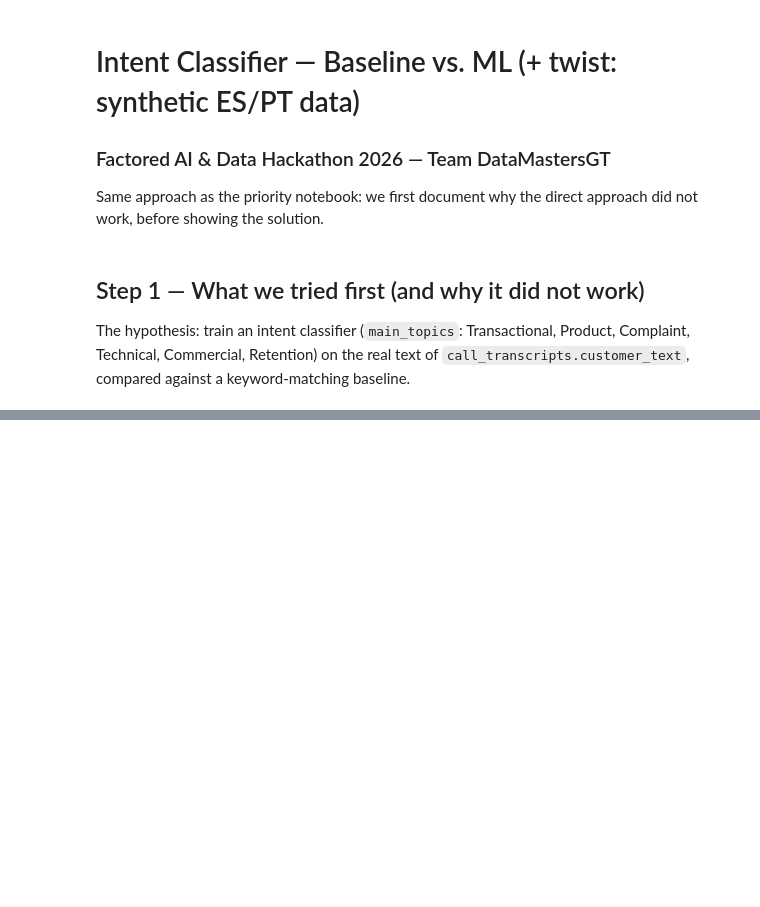
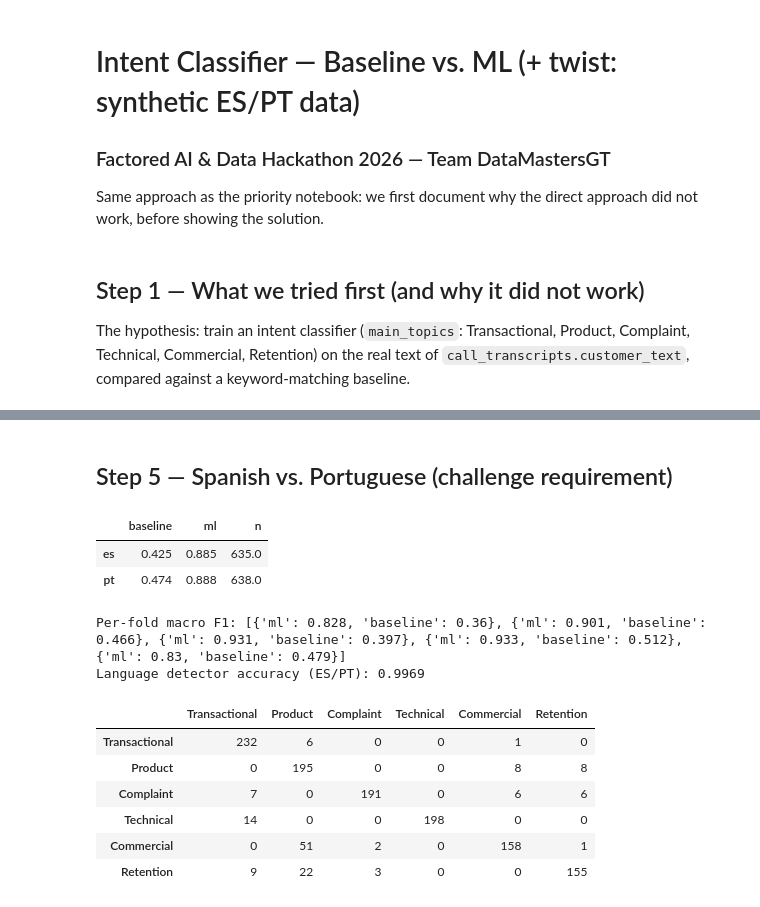
Before and after one commit to MarcosDS-cmd/factored-hackathon-2026-DataMastersGT, a Jupyter notebook: 03_intent_classifier.ipynb, the cells around one changed output, grey strips where cells are left out. Saved outputs shown, nothing was run; the diff lists cells and outputs as text; code cells hidden in the pictures; blank space fills up the shorter version.

```diff
--- a/03_intent_classifier.ipynb
+++ b/03_intent_classifier.ipynb
@@ -267,0 +82,9 @@ for lang in ["es", "pt"]:
+# %%
+from ml.intent_classifier import evaluar_y_exportar
+res = evaluar_y_exportar()   # also exports ml/artifacts/*.joblib and web/data/intent_metrics.json
+import pandas as pd
+pd.DataFrame({
+    "Approach": [res["baseline"]["nombre"], res["ml"]["nombre"]],
+    "Macro F1": [res["baseline"]["f1_macro"], res["ml"]["f1_macro"]],
+    "Accuracy": [res["baseline"]["accuracy"], res["ml"]["accuracy"]],
+})
@@ -267,0 +105,22 @@ for lang in ["es", "pt"]:
+# %% [markdown]
+## Step 5 — Spanish vs. Portuguese (challenge requirement)
+# %%
+pd.DataFrame(res["por_idioma"]).T
+# %% [output]
+|  | baseline | ml | n |
+| es | 0.425 | 0.885 | 635.0 |
+| pt | 0.474 | 0.888 | 638.0 |
+# %%
+print("Per-fold macro F1:", res["folds"])
+print("Language detector accuracy (ES/PT):", res["deteccion_idioma"]["accuracy"])
+pd.DataFrame(res["confusion_ml"]["matrix"], index=res["confusion_ml"]["labels"], columns=res["confusion_ml"]["labels"])
+# %% [output]
+Per-fold macro F1: [{'ml': 0.828, 'baseline': 0.36}, {'ml': 0.901, 'baseline': 0.466}, {'ml': 0.931, 'baseline': 0.397}, {'ml': 0.933, 'baseline': 0.512}, {'ml': 0.83, 'baseline': 0.479}]
+Language detector accuracy (ES/PT): 0.9969
+|  | Transactional | Product | Complaint | Technical | Commercial | Retention |
+| Transactional | 232 | 6 | 0 | 0 | 1 | 0 |
+| Product | 0 | 195 | 0 | 0 | 8 | 8 |
+| Complaint | 7 | 0 | 191 | 0 | 6 | 6 |
+| Technical | 14 | 0 | 0 | 198 | 0 | 0 |
+| Commercial | 0 | 51 | 2 | 0 | 158 | 1 |
+| Retention | 9 | 22 | 3 | 0 | 0 | 155 |
```
Also changed, not shown: parts of 19 cells of this notebook, 46 other files.
